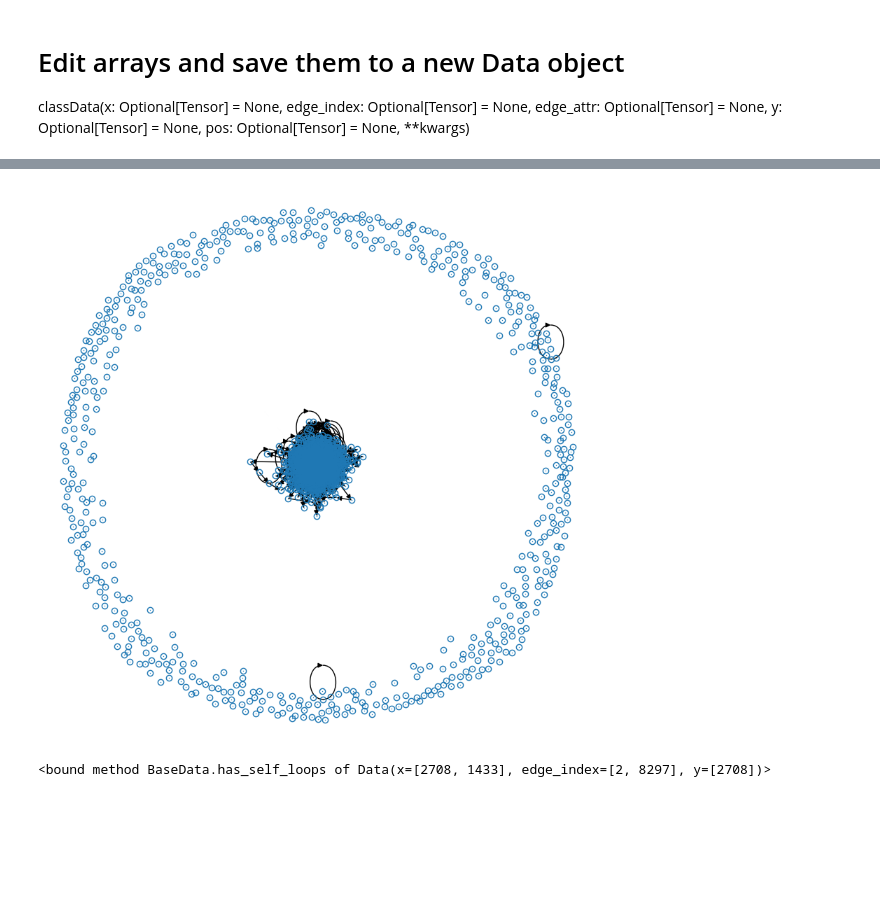
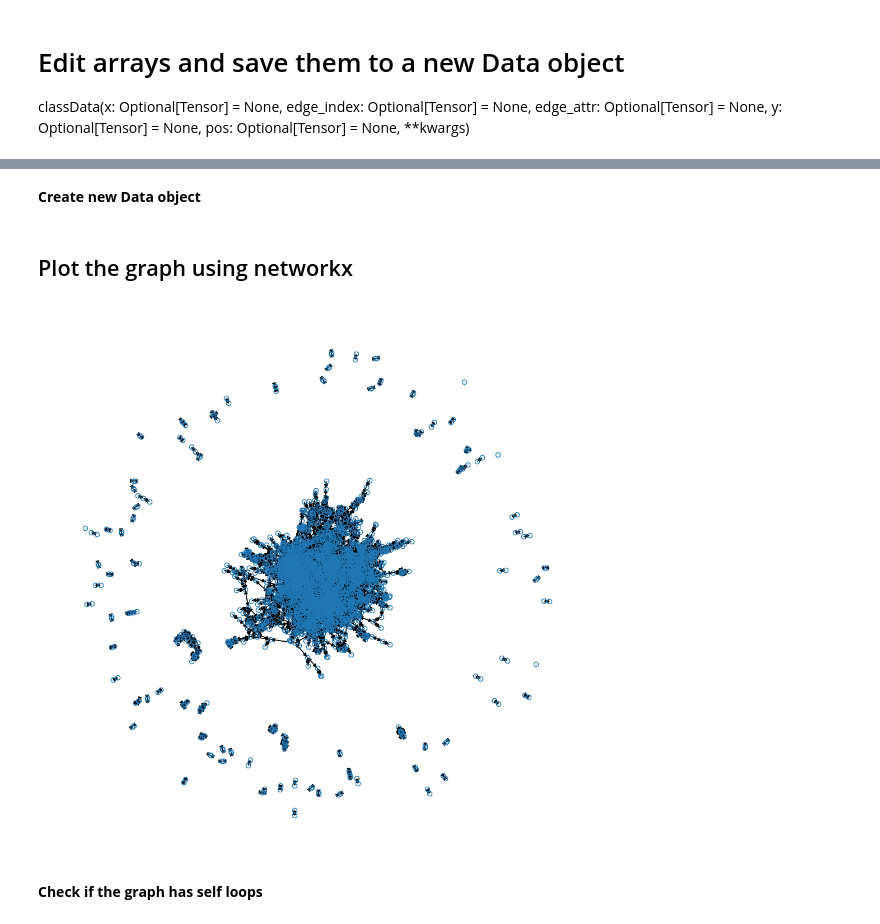
Before and after one commit to V5NEXT/GNN, a Jupyter notebook: edit_cora.ipynb, the cells around one changed output, grey strips where cells are left out. Drawn from its saved outputs; the diff is of its cells as text; code cells hidden in the pictures; blank space fills up the shorter version.

```diff
--- a/edit_cora.ipynb
+++ b/edit_cora.ipynb
@@ -25,24 +27,24 @@ print(" Number of network data nodes :",dataset.data.x.shape[0])
 # %% [markdown]
 ## Create numpy arrays from Data (dataset.data)
 # %%
-# Graph connectivity in COO format with shape [2, num_edges]
-edge_index = np.array(dataset.data.edge_index);
+# # Graph connectivity in COO format with shape [2, num_edges]
+# edge_index = dataset.data.edge_index;
 
-# Edge feature matrix with shape [num_edges, num_edge_features]
-edge_attr = np.array(dataset.data.edge_attr); #None
+# # Edge feature matrix with shape [num_edges, num_edge_features]
+# edge_attr = dataset.data.edge_attr; #None
 
-# Node feature matrix with shape [num_nodes, num_node_features]
-x = np.array(dataset.data.x)
+# # Node feature matrix with shape [num_nodes, num_node_features]
+# x = dataset.data.x
 
-# Graph-level or node-level ground-truth labels with arbitrary shape.
-y = np.array(dataset.data.y)
+# # Graph-level or node-level ground-truth labels with arbitrary shape.
+# y = dataset.data.y
 
-# Node position matrix with shape [num_nodes, num_dimensions]
-pos = dataset.data.pos #None
+# # Node position matrix with shape [num_nodes, num_dimensions]
+# pos = dataset.data.pos #None
 
-# Rest
-batch = dataset.data.batch #None
-keys = dataset.data.keys
-edge_weight = np.array(dataset.data.edge_weight) #None
-node_stores = np.array(dataset.data.node_stores) #?
-edge_stores = np.array(dataset.data.edge_stores) #?
+# # Rest
+# batch = dataset.data.batch #None
+# keys = dataset.data.keys
+# edge_weight = dataset.data.edge_weight #None
+# node_stores = dataset.data.node_stores #?
+# edge_stores = dataset.data.edge_stores #?
@@ -126,19 +192,21 @@ edge_index_delete_random = torch.tensor(edge_index_delete_random)
+# %% [markdown]
+**Create new Data object**
 # %%
 from torch_geometric.data import Data
-dataset_new = Data(x=dataset.data.x, y=dataset.data.y, edge_index=edge_index_delete_random)
+dataset_new = Data(x=dataset.data.x, y=dataset.data.y, edge_index=edge_index_delete_most_connected)
 # %%
 dataset = Data(x=dataset.data.x, y=dataset.data.y, edge_index=dataset.data.edge_index)
+# %% [markdown]
+## Plot the graph using networkx
 # %%
 from torch_geometric.utils.convert import to_networkx
 dataset_new.to_dict()
 %matplotlib widget
 vis = to_networkx(dataset_new)
-plt.figure(1,figsize=(8,8))
+plt.figure(1,figsize=(10,10))
 nx.draw(vis, cmap=plt.get_cmap('Set3'),node_size=1,linewidths=6)
 plt.show()
 # %% [output]
-[figure, old version]
+[figure, new version]
-# %%
-print(dataset_new.has_self_loops)
-# %% [output]
-<bound method BaseData.has_self_loops of Data(x=[2708, 1433], edge_index=[2, 8297], y=[2708])>
+# %% [markdown]
+**Check if the graph has self loops**
```
Also changed, not shown: parts of 11 cells of this notebook.
